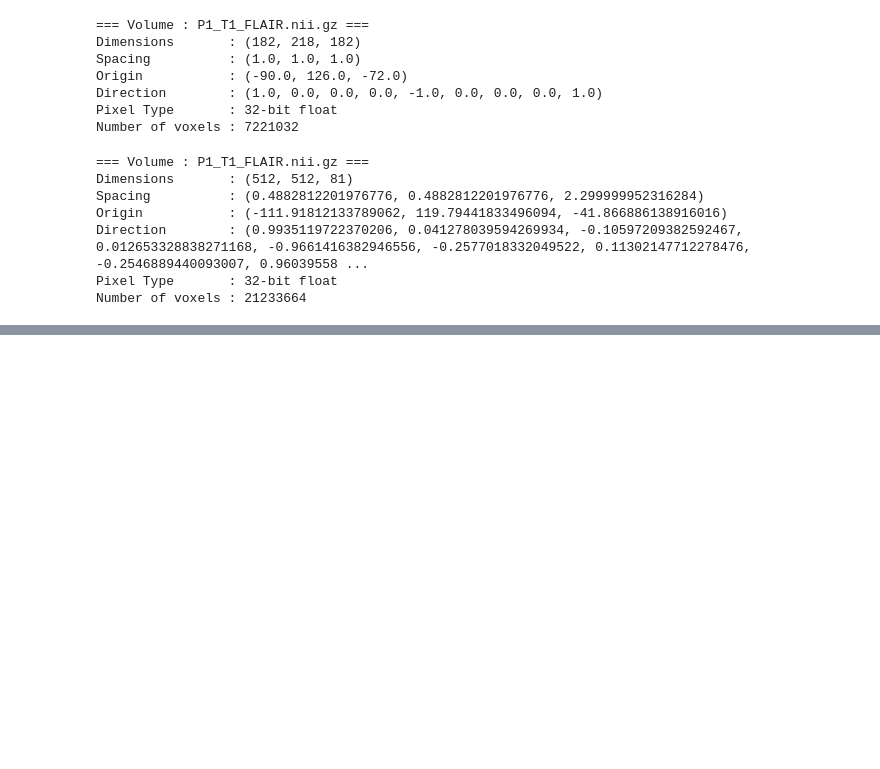
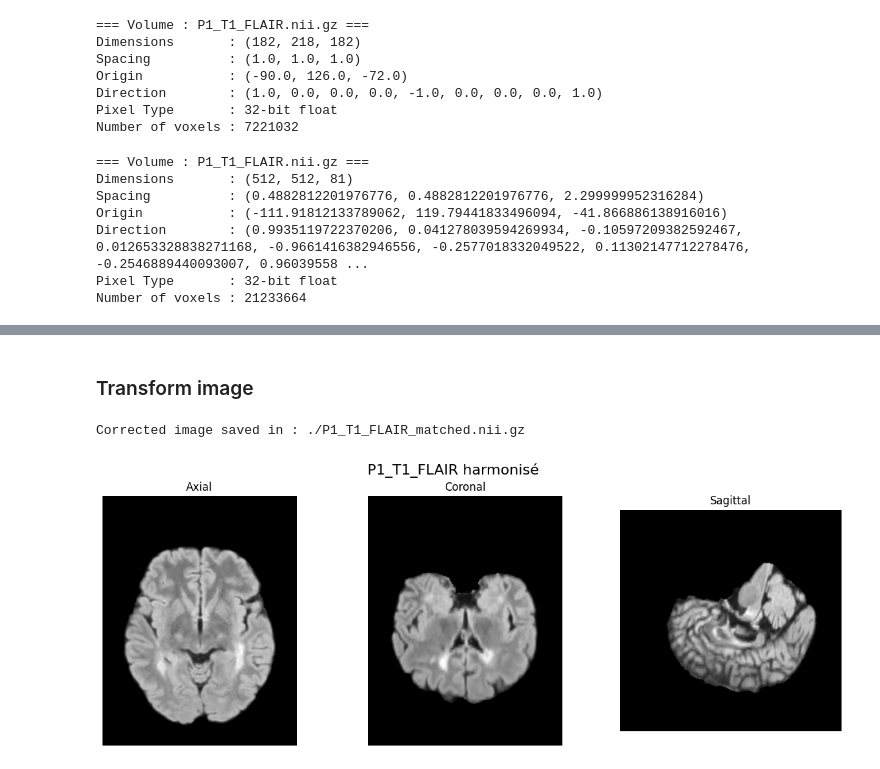
Before and after one commit to METZOTOURE/PRJIAV-Segmentation, a Jupyter notebook: inspect_volumes.ipynb, the cells around one changed output, grey strips where cells are left out. Drawn from its saved outputs; the diff is of its cells as text; code cells hidden in the pictures; blank space fills up the shorter version.

```diff
--- a/inspect_volumes.ipynb
+++ b/inspect_volumes.ipynb
@@ -49,0 +71,54 @@ Number of voxels : 21233664
+# %% [markdown]
+### Transform image
+# %%
+ref_path = "imagesTr/01016SACH_0000.nii.gz"
+img_path = "train/P1/T1/P1_T1_FLAIR.nii.gz"
+utils.MSLesSeg_to_MSSEG(
+    os.path.join(zaineb_data_dir, ref_path),
+    os.path.join(preprocessed_data_dir, img_path),
+    "./P1_T1_FLAIR_matched.nii.gz"
+)
+# %% [output]
+Corrected image saved in : ./P1_T1_FLAIR_matched.nii.gz
+# %%
+def plot_three_views(img, slice_index=None, title="3 vues"):
+    # Convertir en array numpy (z, y, x)
+    arr = sitk.GetArrayFromImage(img)
+
+    # Indices milieu
+    if slice_index is None:
+        z = arr.shape[0] // 2   # axial
+        y = arr.shape[1] // 2   # coronal
+        x = arr.shape[2] // 2   # sagittal
+
+    axial   = arr[z, :, :]
+    coronal = arr[:, y, :]
+    sagittal= arr[:, :, x]
+
+    plt.figure(figsize=(15,5))
+
+    # Vue axiale
+    plt.subplot(1,3,1)
+    plt.imshow(axial, cmap="gray")
+    plt.title("Axial")
+    plt.axis("off")
+
+    # Vue coronale
+    plt.subplot(1,3,2)
+    plt.imshow(coronal, cmap="gray")
+    plt.title("Coronal")
+    plt.axis("off")
+
+    # Vue sagittale
+    plt.subplot(1,3,3)
+    plt.imshow(sagittal, cmap="gray")
+    plt.title("Sagittal")
+    plt.axis("off")
+
+    plt.suptitle(title, fontsize=16)
+    plt.show()
+# %%
+img = sitk.ReadImage("P1_T1_FLAIR_matched.nii.gz")
+plot_three_views(img, title="P1_T1_FLAIR harmonisé")
+# %% [output]
+[figure, added]
```
Also changed, not shown: parts of 7 cells of this notebook, 1 other file.
